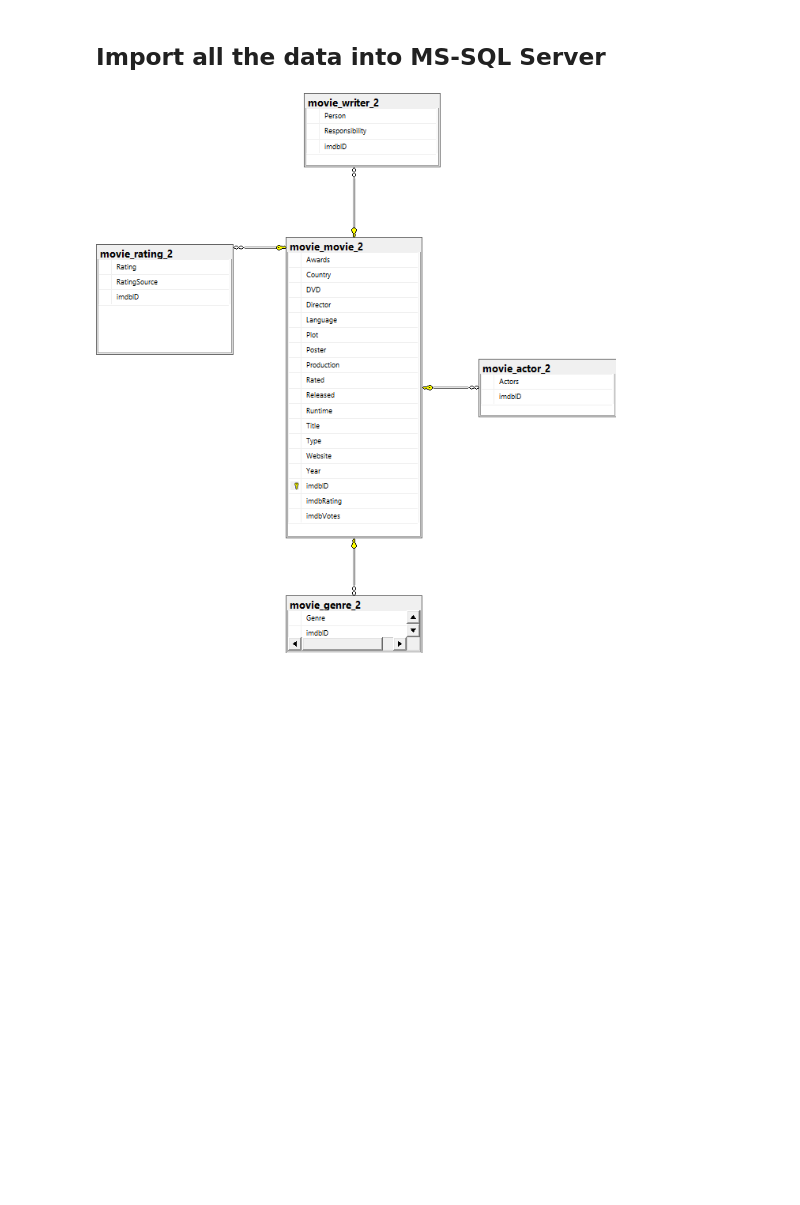
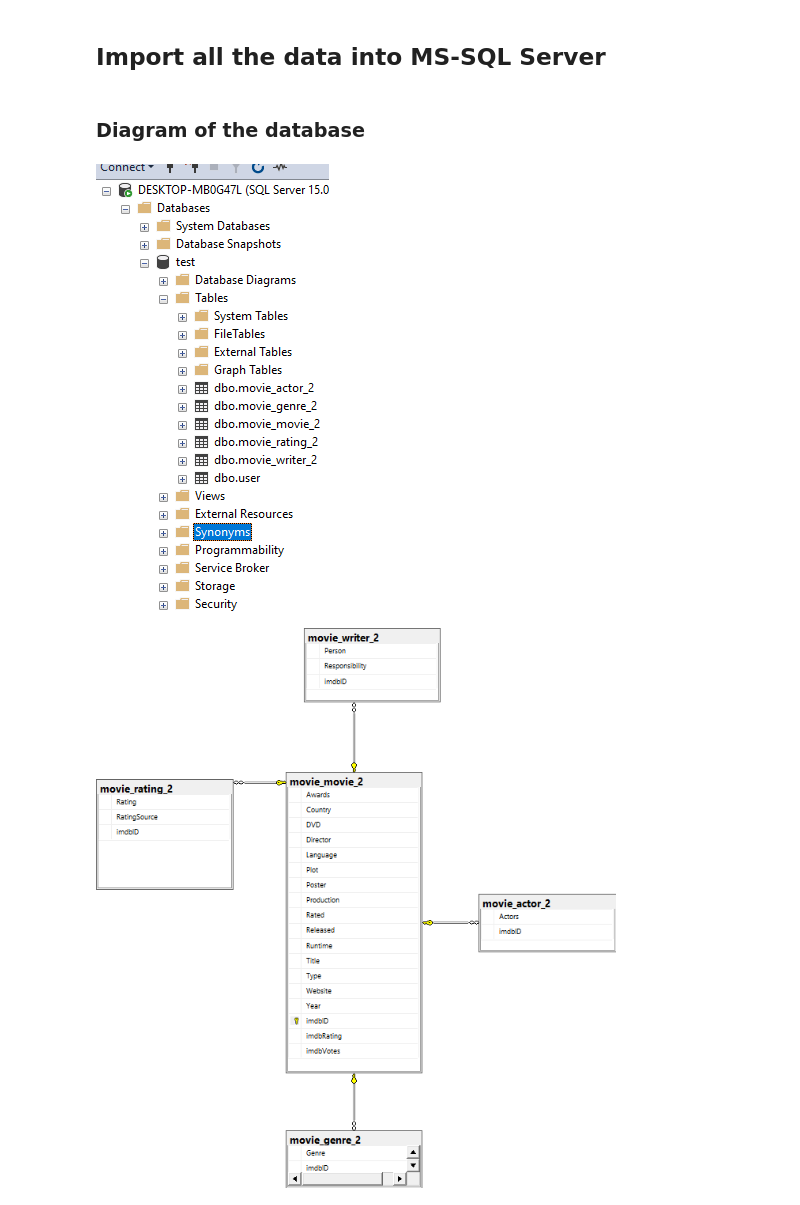
Before and after one commit to decemberkms/Movie-Data-Exploration, a Jupyter notebook: movie_analysis.ipynb, the cells around one changed output. Saved outputs shown, nothing was run; the diff lists cells and outputs as text; code cells hidden in the pictures; blank space fills up the shorter version.

```diff
--- a/movie_analysis.ipynb
+++ b/movie_analysis.ipynb
@@ -238,5 +345,11 @@ df_genre.to_csv("movie_genre_2.csv", index=False)
 # %% [markdown]
 ## Import all the data into MS-SQL Server
+# %% [markdown]
+### Diagram of the database
+# %%
+Image(filename='tables.png')
+# %% [output]
+[figure, added]
 # %%
 Image(filename='diagram.png')
 # %% [output]
```
Also changed, not shown: parts of 154 cells of this notebook.
